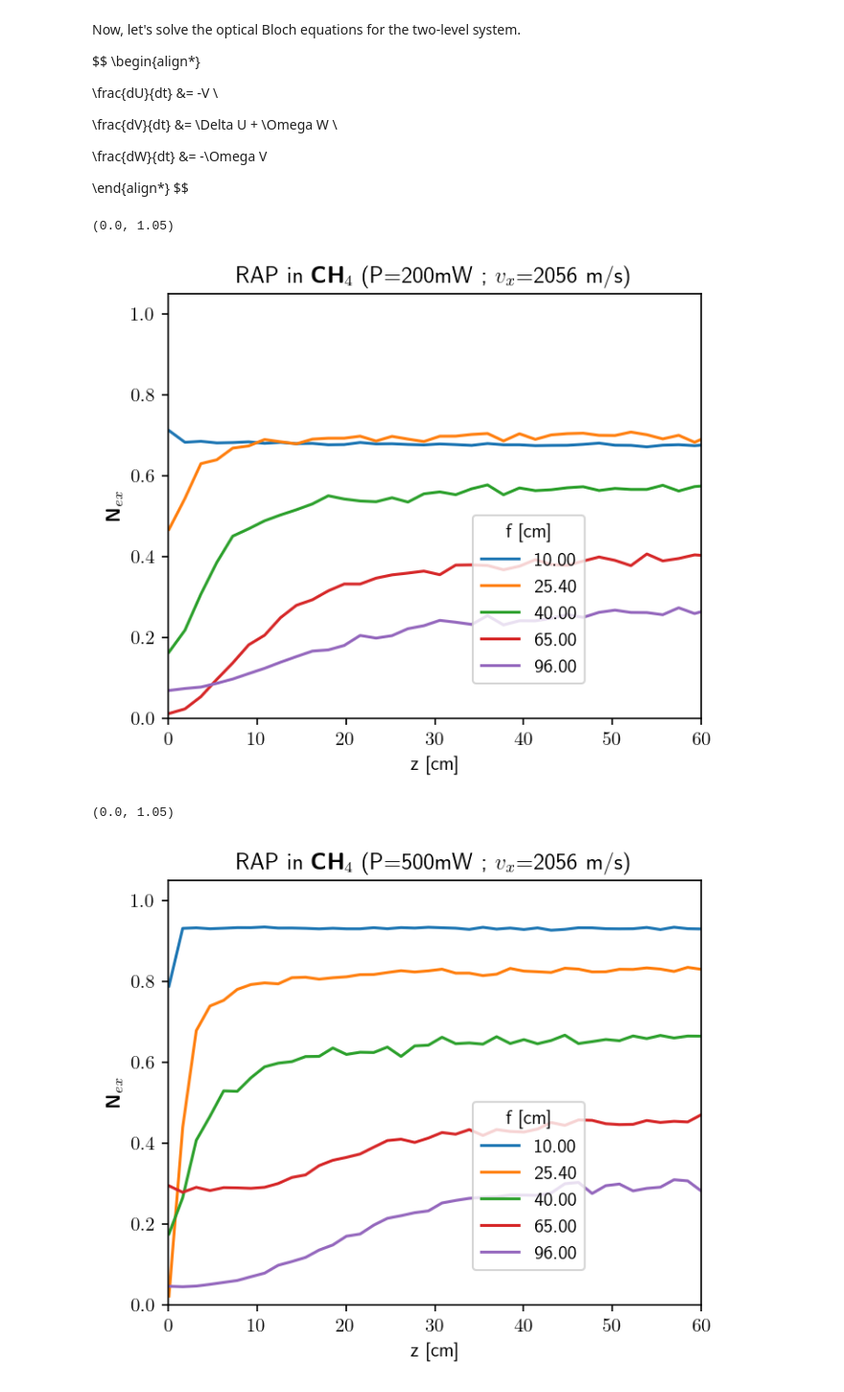
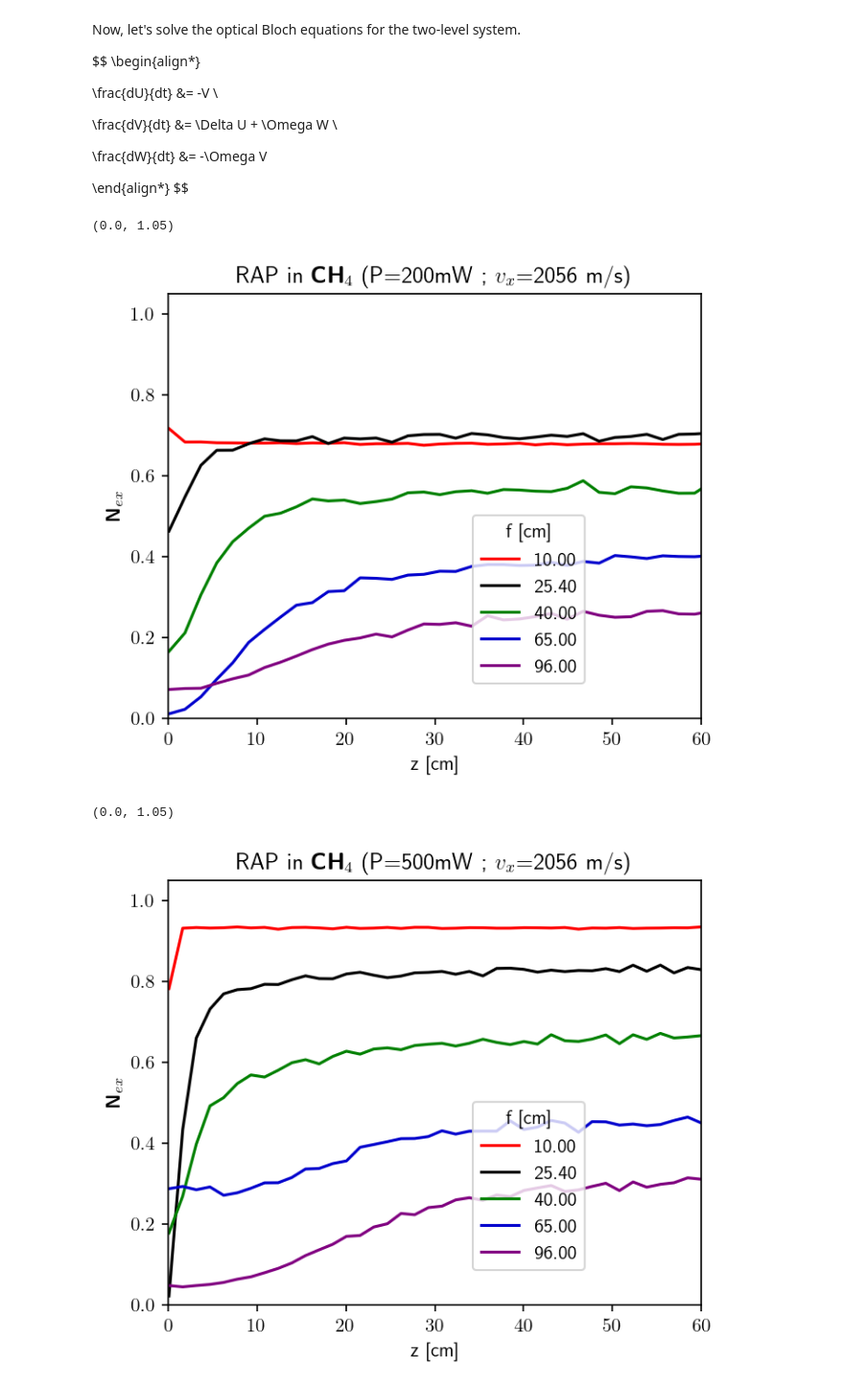
Before and after one commit to vijaymocherla/rap-mb, a Jupyter notebook: notebooks/jcp-methane.ipynb, the cells around one changed output. Shown at 96% size. Saved outputs shown, nothing was run; the diff lists cells and outputs as text; code cells hidden in the pictures.

```diff
--- a/notebooks/jcp-methane.ipynb
+++ b/notebooks/jcp-methane.ipynb
@@ -100,11 +103,11 @@ fig, ax = plt.subplots(figsize=(5,4))
 for f in focal_lengths:
     params = wl_nm, r, f
     label = '{f:2.1f} cm'.format(f=f)
-    ax.plot(z, sweep_rate(z, vx, params), label=label)
+    ax.plot(z, sweep_rate(z, vx, params), label=label, color=colors[f])
 ax.set_xlim(0, 20)
 ax.set_ylim(0, 5e14)
 ax.set_xlabel('$z$ [cm]')
-ax.legend(bbox_to_anchor=[.5,0.65], frameon=False,title=r'$f$')
+ax.legend(bbox_to_anchor=[.95,0.95], frameon=False,title=r'$f$')
 ax.set_ylabel(r'${d\phi}/{dt}$ [Hz s$^{-1}$]')
 # %% [output]
 Text(0, 0.5, '${d\\phi}/{dt}$ [Hz s$^{-1}$]')
@@ -115,7 +118,7 @@ for f in focal_lengths:
     params = wl_nm, r, f
     label = '{f:2.1f} cm'.format(f=f)
     tr = transit_time(z,vx,params)
-    ax.plot(z, tr*sweep_rate(z, vx, params), label=label)
+    ax.plot(z, tr*sweep_rate(z, vx, params), label=label, color=colors[f])
 ax.set_xlim(0,20)
 ax.set_ylim(0,1.6e8)
 ax.set_xlabel('$z$ [cm]')
@@ -139,7 +142,7 @@ for f in focal_lengths:
     vel_xyz = sample_velocities(v, delta_v, divergence)
     E0 = Exy(0, z, 0.5, vel_xyz, params)
     omega_r = E0*dipole/hbar
-    ax.plot(z, omega_r/1e6, label=label)
+    ax.plot(z, omega_r/1e6, label=label, color=colors[f])
 ax.set_xlim(0,20)
 ax.set_ylim(0,85.0)
 ax.set_xlabel('$z$ [cm]')
@@ -209,7 +212,7 @@ input = {
         "dipole_mom": 1.8e-31,
         "delta_v": 5.0,
         "angular_divg": 0.350,
-        "N_samples": 2000.0,
+        "N_samples": 3000.0,
         "U0": 0.0,
         "V0": 0.0,
         "W0": -1.0,
@@ -239,13 +239,11 @@ for f in focal_length:
 data1['focal_length'] = focal_length_data
 # %%
 title = r"RAP in $ \textbf{CH}_{4}$ (P=200mW ; $v_{x}$=2056 m/s)"
-fig, ax = plot_property_data(data1, x_key='z', param_key='focal_length',
-                             title=title, legend_title='f [cm]',
-                             xlabel='z [cm]',xlim=[0, 60], figsize=(5,4))
+fig, ax = plot_property_data(data1, x_key='z', param_key='focal_length', title=title, legend_title='f [cm]', xlabel='z [cm]',xlim=[0, 60], figsize=(5,4), colors=colors)
 ax.set_ylim(0, 1.05)
 # %% [output]
 (0.0, 1.05)
-[figure, old version]
+[figure, new version]
 # %%
 fname = "../data/methane/p_2e-1_v_2000_f_fxn_z.npy"
 np.save(fname, data1)
@@ -268,12 +266,12 @@ data2['focal_length'] = focal_length_data
 # %%
 title = r"RAP in $ \textbf{CH}_{4}$ (P=500mW ; $v_{x}$=2056 m/s)"
 fig, ax = plot_property_data(data2, x_key='z', param_key='focal_length',
                              title=title, legend_title='f [cm]',
-                             xlabel='z [cm]',xlim=[0, 60], figsize=(5,4))
+                             xlabel='z [cm]',xlim=[0, 60], figsize=(5,4), colors=colors)
 ax.set_ylim(0, 1.05)
 # %% [output]
 (0.0, 1.05)
-[figure, old version]
+[figure, new version]
 # %%
 fname = "../data/methane/p_5e-1_v_2000_f_fxn_z.npy"
 np.save(fname, data1)
```
Also changed, not shown: parts of 11 cells of this notebook, 2 other files.
